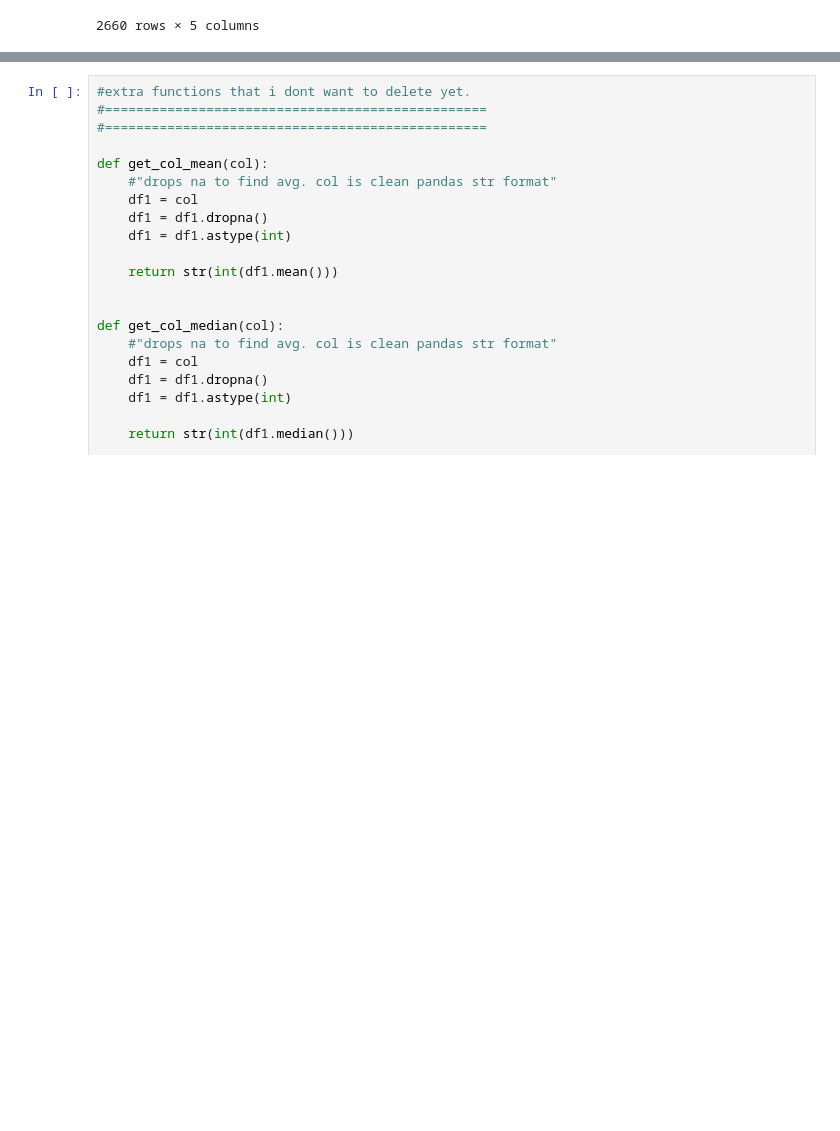
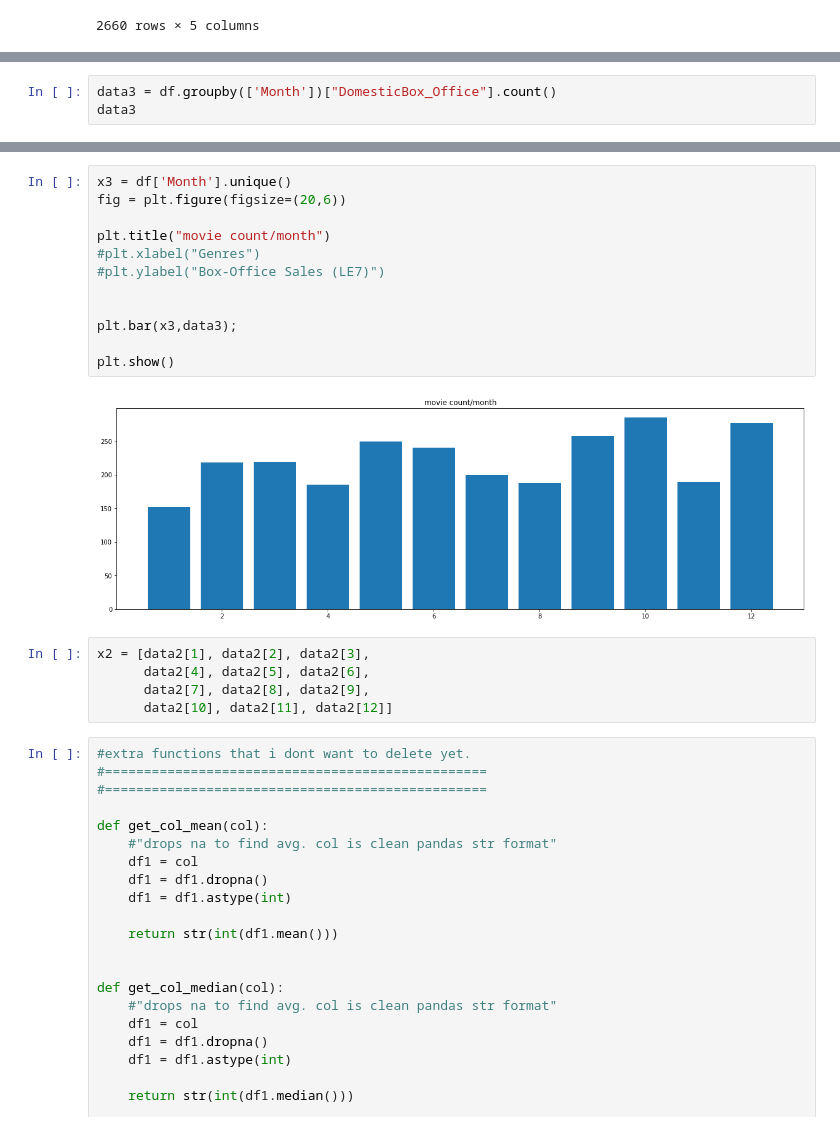
Before and after one commit to Deric-Williamson/Movie-Analysis_Microsoft, a Jupyter notebook: Deric-wip.ipynb, the cells around one changed output, grey strips where cells are left out. Drawn from its saved outputs; the diff is of its cells as text; blank space fills up the shorter version.

```diff
--- a/Deric-wip.ipynb
+++ b/Deric-wip.ipynb
@@ -99,0 +308,3 @@ df
+# %%
+data3 = df.groupby(['Month'])["DomesticBox_Office"].count()
+data3
@@ -100,3 +326,22 @@ df
+# %%
+x3 = df['Month'].unique()
+fig = plt.figure(figsize=(20,6))
+
+plt.title("movie count/month")
+#plt.xlabel("Genres")
+#plt.ylabel("Box-Office Sales (LE7)")
+
+
+plt.bar(x3,data3);
+
+plt.show()
+# %% [output]
+[figure, added]
+# %%
+x2 = [data2[1], data2[2], data2[3],
+      data2[4], data2[5], data2[6],
+      data2[7], data2[8], data2[9],
+      data2[10], data2[11], data2[12]]
 # %%
 #extra functions that i dont want to delete yet.
 #=================================================
```
Also changed, not shown: parts of 20 cells of this notebook.
